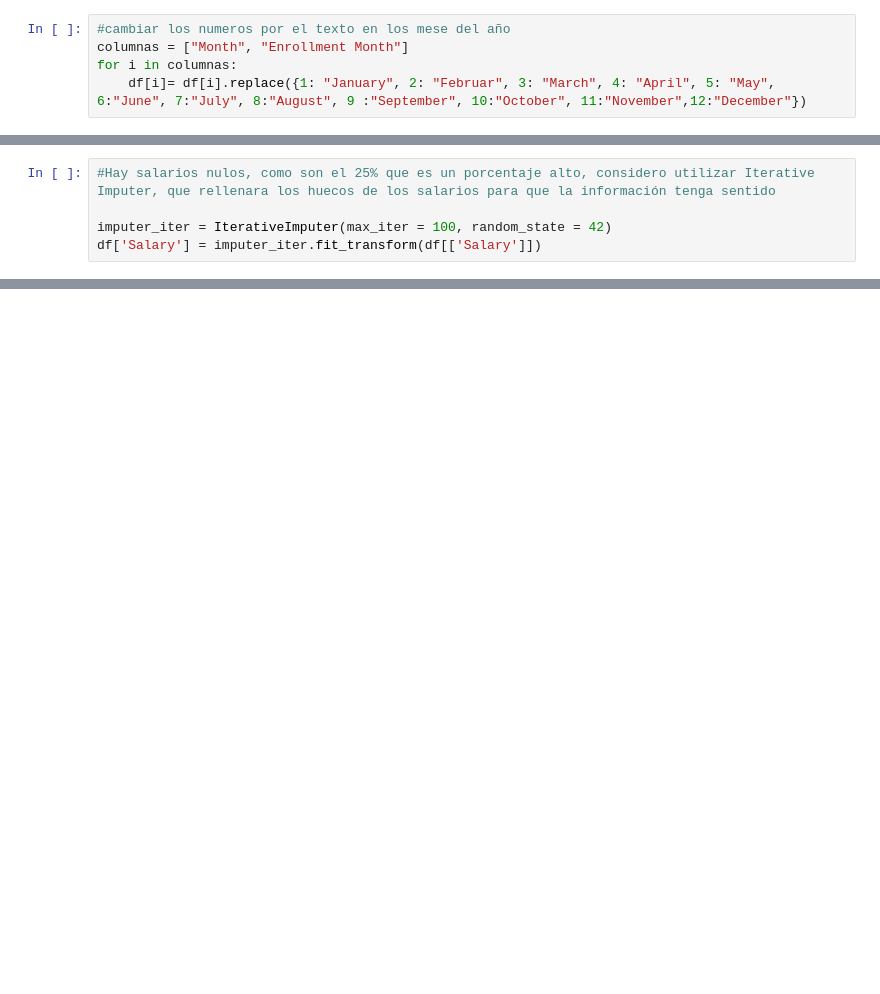
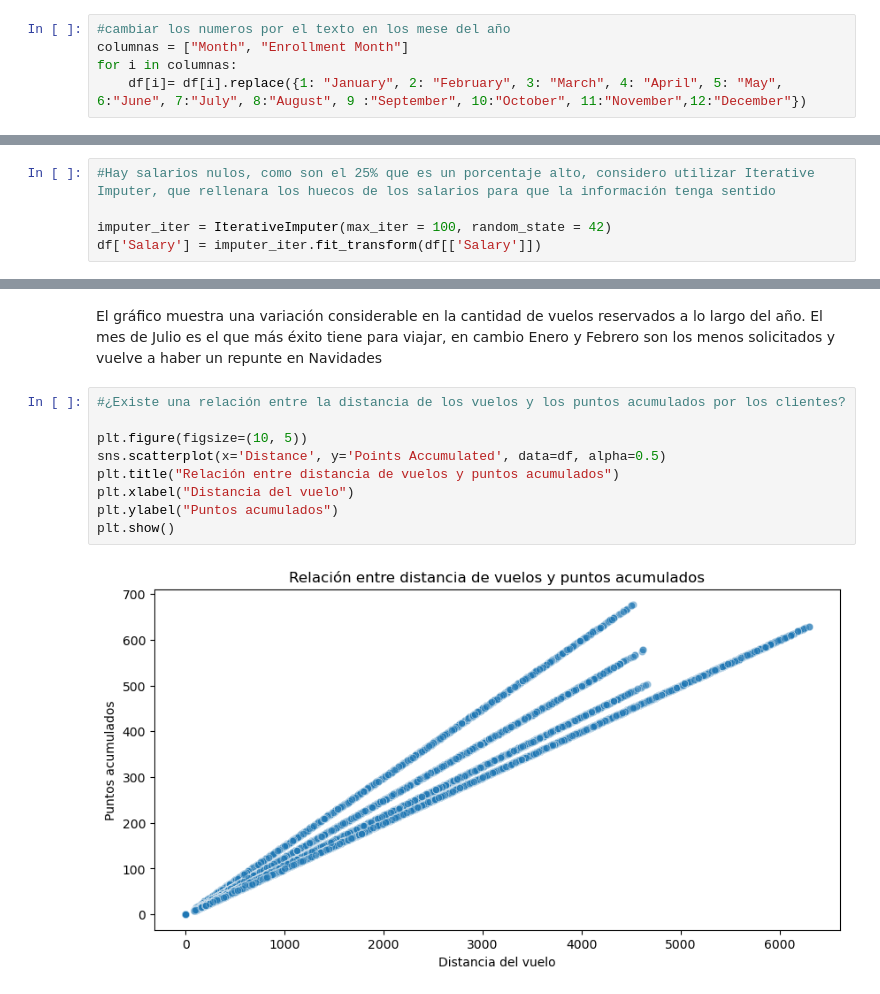
Before and after one commit to Adalab/bda-modulo-3-evaluacion-final-Ealique, a Jupyter notebook: Bd_clientes_aerolinea.ipynb, the cells around one changed output, grey strips where cells are left out. Cells and saved outputs as stored; diff of their text form; blank space fills up the shorter version.

Commit message:
Visualizar

```diff
--- a/Bd_clientes_aerolinea.ipynb
+++ b/Bd_clientes_aerolinea.ipynb
@@ -313,7 +320,7 @@ dtype('O')
 #cambiar los numeros por el texto en los mese del año
 columnas = ["Month", "Enrollment Month"]
 for i in columnas:
-    df[i]= df[i].replace({1: "January", 2: "Februar", 3: "March", 4: "April", 5: "May", 6:"June", 7:"July", 8:"August", 9 :"September", 10:"October", 11:"November",12:"December"})
+    df[i]= df[i].replace({1: "January", 2: "February", 3: "March", 4: "April", 5: "May", 6:"June", 7:"July", 8:"August", 9 :"September", 10:"October", 11:"November",12:"December"})
 # %%
 df["Month"].unique()# comprobar si estan cambiadas las columnas
 # %% [output]
@@ -378,0 +412,14 @@ dtype: float64
+# %% [markdown]
+El gráfico muestra una variación considerable en la cantidad de vuelos reservados a lo largo del año.
+El mes de Julio es el que más éxito tiene para viajar, en cambio Enero y Febrero son los menos solicitados y vuelve a haber un repunte en Navidades
+# %%
+#¿Existe una relación entre la distancia de los vuelos y los puntos acumulados por los clientes?
+
+plt.figure(figsize=(10, 5))
+sns.scatterplot(x='Distance', y='Points Accumulated', data=df, alpha=0.5)
+plt.title("Relación entre distancia de vuelos y puntos acumulados")
+plt.xlabel("Distancia del vuelo")
+plt.ylabel("Puntos acumulados")
+plt.show()
+# %% [output]
+[figure, added]
```
Also changed, not shown: parts of 81 cells of this notebook, 7 other files.
